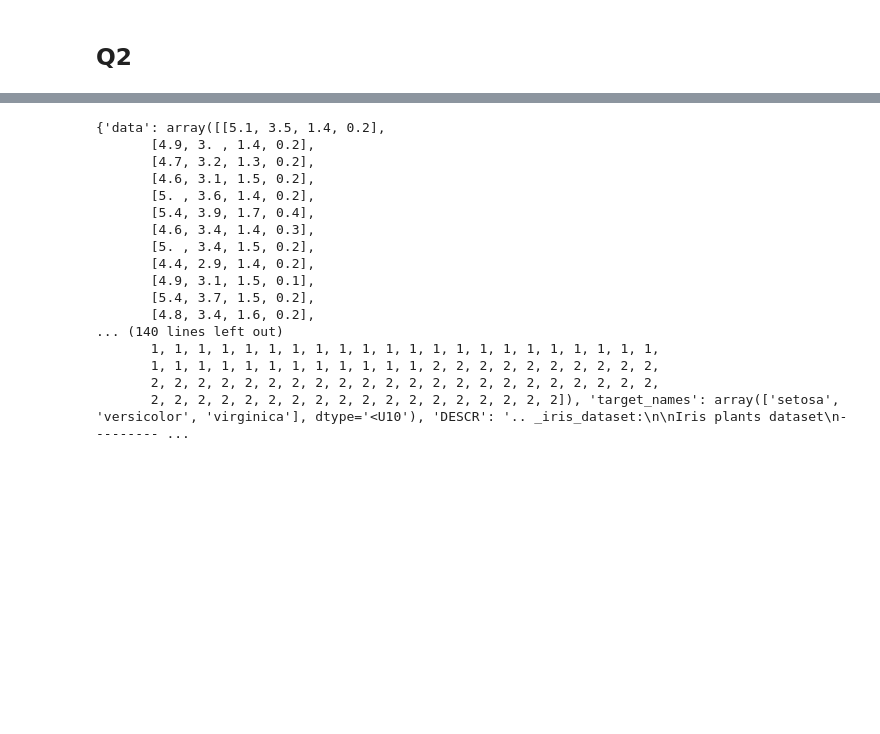
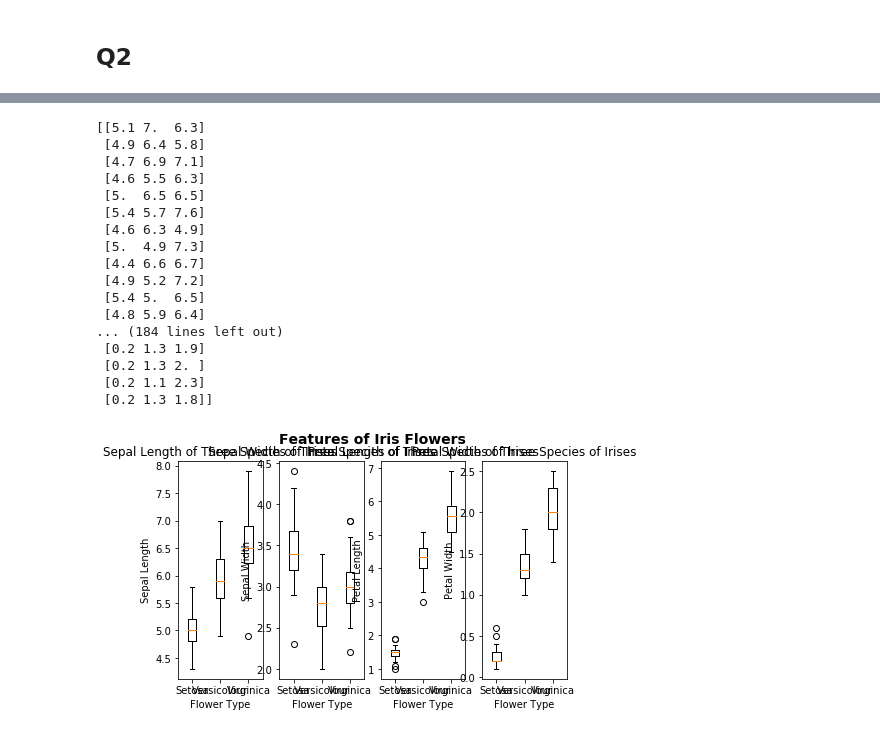
Before and after one commit to xelarock/machine-learning, a Jupyter notebook: hw1_template/HW1.ipynb, the cells around one changed output, grey strips where cells are left out. Saved outputs shown, nothing was run; the diff lists cells and outputs as text; code cells hidden in the pictures; blank space fills up the shorter version.

```diff
--- a/hw1_template/HW1.ipynb
+++ b/hw1_template/HW1.ipynb
@@ -36,20 +56,21 @@ import q2
 # %%
-q2.plot2b()
+q2.q2b()
 # %% [output]
-{'data': array([[5.1, 3.5, 1.4, 0.2],
-       [4.9, 3. , 1.4, 0.2],
-       [4.7, 3.2, 1.3, 0.2],
-       [4.6, 3.1, 1.5, 0.2],
-       [5. , 3.6, 1.4, 0.2],
-       [5.4, 3.9, 1.7, 0.4],
-       [4.6, 3.4, 1.4, 0.3],
-       [5. , 3.4, 1.5, 0.2],
-       [4.4, 2.9, 1.4, 0.2],
-       [4.9, 3.1, 1.5, 0.1],
-       [5.4, 3.7, 1.5, 0.2],
-       [4.8, 3.4, 1.6, 0.2],
-... (140 lines left out)
-       1, 1, 1, 1, 1, 1, 1, 1, 1, 1, 1, 1, 1, 1, 1, 1, 1, 1, 1, 1, 1, 1,
-       1, 1, 1, 1, 1, 1, 1, 1, 1, 1, 1, 1, 2, 2, 2, 2, 2, 2, 2, 2, 2, 2,
-       2, 2, 2, 2, 2, 2, 2, 2, 2, 2, 2, 2, 2, 2, 2, 2, 2, 2, 2, 2, 2, 2,
-       2, 2, 2, 2, 2, 2, 2, 2, 2, 2, 2, 2, 2, 2, 2, 2, 2, 2]), 'target_names': array(['setosa', 'versicolor', 'virginica'], dtype='<U10'), 'DESCR': '.. _iris_dataset:\n\nIris plants dataset\n--------- ...
+[[5.1 7.  6.3]
+ [4.9 6.4 5.8]
+ [4.7 6.9 7.1]
+ [4.6 5.5 6.3]
+ [5.  6.5 6.5]
+ [5.4 5.7 7.6]
+ [4.6 6.3 4.9]
+ [5.  4.9 7.3]
+ [4.4 6.6 6.7]
+ [4.9 5.2 7.2]
+ [5.4 5.  6.5]
+ [4.8 5.9 6.4]
+... (184 lines left out)
+ [0.2 1.3 1.9]
+ [0.2 1.3 2. ]
+ [0.2 1.1 2.3]
+ [0.2 1.3 1.8]]
+[figure, added]
```
Also changed, not shown: parts of 1 cell of this notebook, 1 other file.
